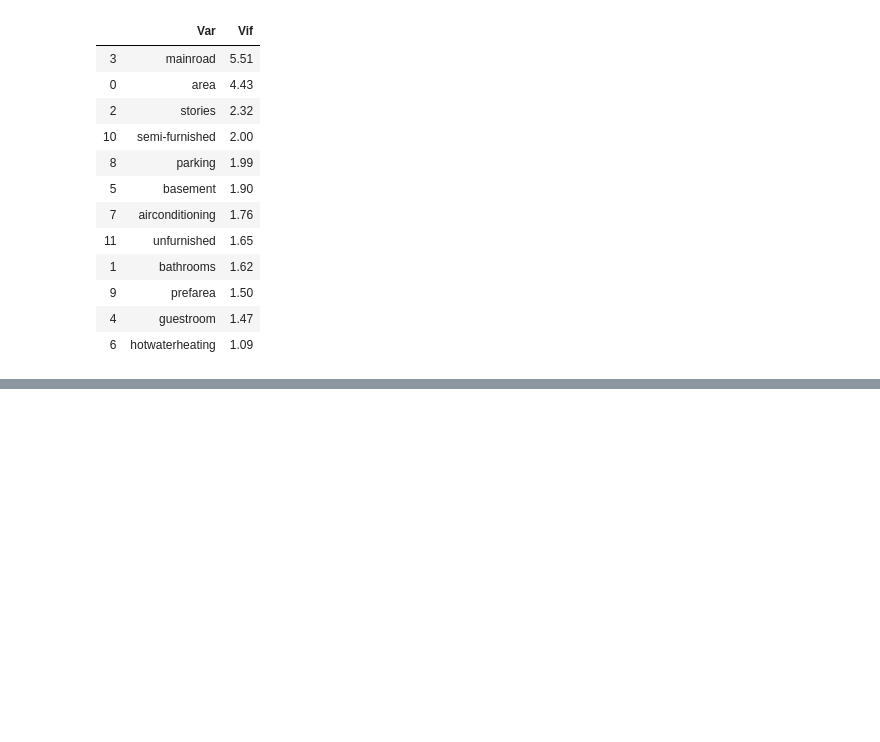
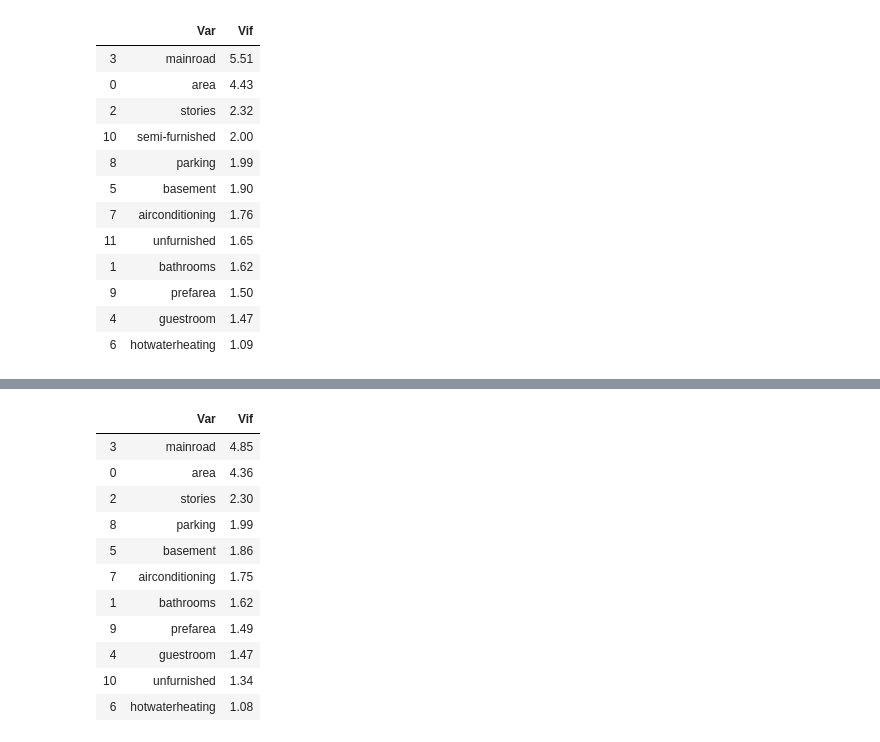
Before and after one commit to ArafatSabbir/Machine-Learning-with-Python-and-R, a Jupyter notebook: Multiple Linear Regression/Case Study Housing.ipynb, the cells around one changed output, grey strips where cells are left out. Cells and saved outputs as stored; diff of their text form; code cells hidden in the pictures; blank space fills up the shorter version.

```diff
--- a/Multiple Linear Regression/Case Study Housing.ipynb
+++ b/Multiple Linear Regression/Case Study Housing.ipynb
@@ -382,0 +412,16 @@ vif_cal(input_data=housing.drop(["bedrooms","bbratio","areaperbedroom"], axis=1)
+# %%
+# Calculating Vif value
+vif_cal(input_data=housing.drop(["bedrooms","bbratio","areaperbedroom","semi-furnished"], axis=1), dependent_col="price")
+# %% [output]
+|  | Var | Vif |
+| 3 | mainroad | 4.85 |
+| 0 | area | 4.36 |
+| 2 | stories | 2.30 |
+| 8 | parking | 1.99 |
+| 5 | basement | 1.86 |
+| 7 | airconditioning | 1.75 |
+| 1 | bathrooms | 1.62 |
+| 9 | prefarea | 1.49 |
+| 4 | guestroom | 1.47 |
+| 10 | unfurnished | 1.34 |
+| 6 | hotwaterheating | 1.08 |
```
Also changed, not shown: parts of 2 cells of this notebook.
